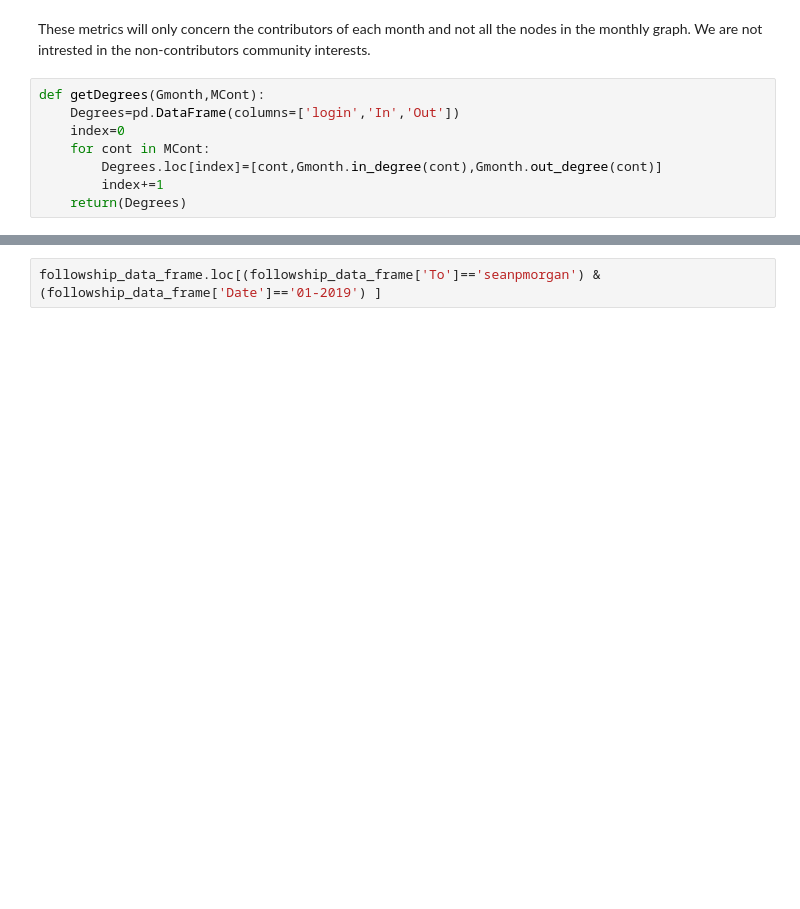
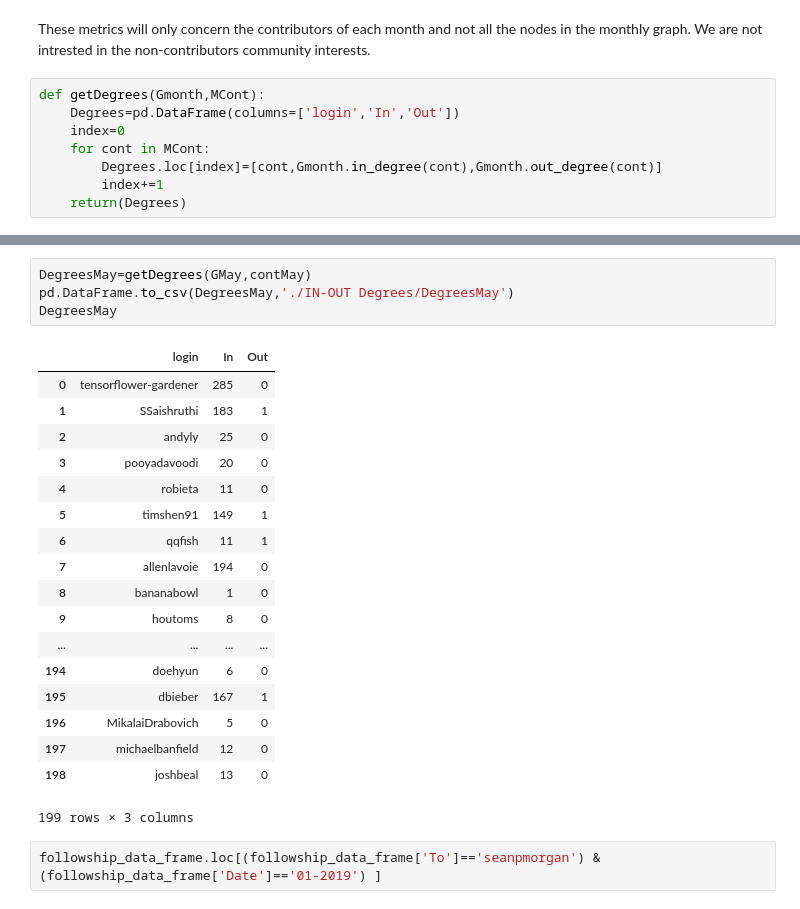
Before and after one commit to YoussefEssDS/Social-network-mining-and-analysis, a Jupyter notebook: GitHub-Mining & SNA.ipynb, the cells around one changed output, grey strips where cells are left out. Cells and saved outputs as stored; diff of their text form; blank space fills up the shorter version.

```diff
--- a/GitHub-Mining & SNA.ipynb
+++ b/GitHub-Mining & SNA.ipynb
@@ -544,3 +626,26 @@ DegreesJan
+# %%
+DegreesMay=getDegrees(GMay,contMay)
+pd.DataFrame.to_csv(DegreesMay,'./IN-OUT Degrees/DegreesMay')
+DegreesMay
+# %% [output]
+|  | login | In | Out |
+| 0 | tensorflower-gardener | 285 | 0 |
+| 1 | SSaishruthi | 183 | 1 |
+| 2 | andyly | 25 | 0 |
+| 3 | pooyadavoodi | 20 | 0 |
+| 4 | robieta | 11 | 0 |
+| 5 | timshen91 | 149 | 1 |
+| 6 | qqfish | 11 | 1 |
+| 7 | allenlavoie | 194 | 0 |
+| 8 | bananabowl | 1 | 0 |
+| 9 | houtoms | 8 | 0 |
+| ... | ... | ... | ... |
+| 194 | doehyun | 6 | 0 |
+| 195 | dbieber | 167 | 1 |
+| 196 | MikalaiDrabovich | 5 | 0 |
+| 197 | michaelbanfield | 12 | 0 |
+| 198 | joshbeal | 13 | 0 |
+199 rows × 3 columns
 # %%
 followship_data_frame.loc[(followship_data_frame['To']=='seanpmorgan') & (followship_data_frame['Date']=='01-2019') ]
 # %% [output]
```
Also changed, not shown: parts of 4 cells of this notebook, 4 other files.
